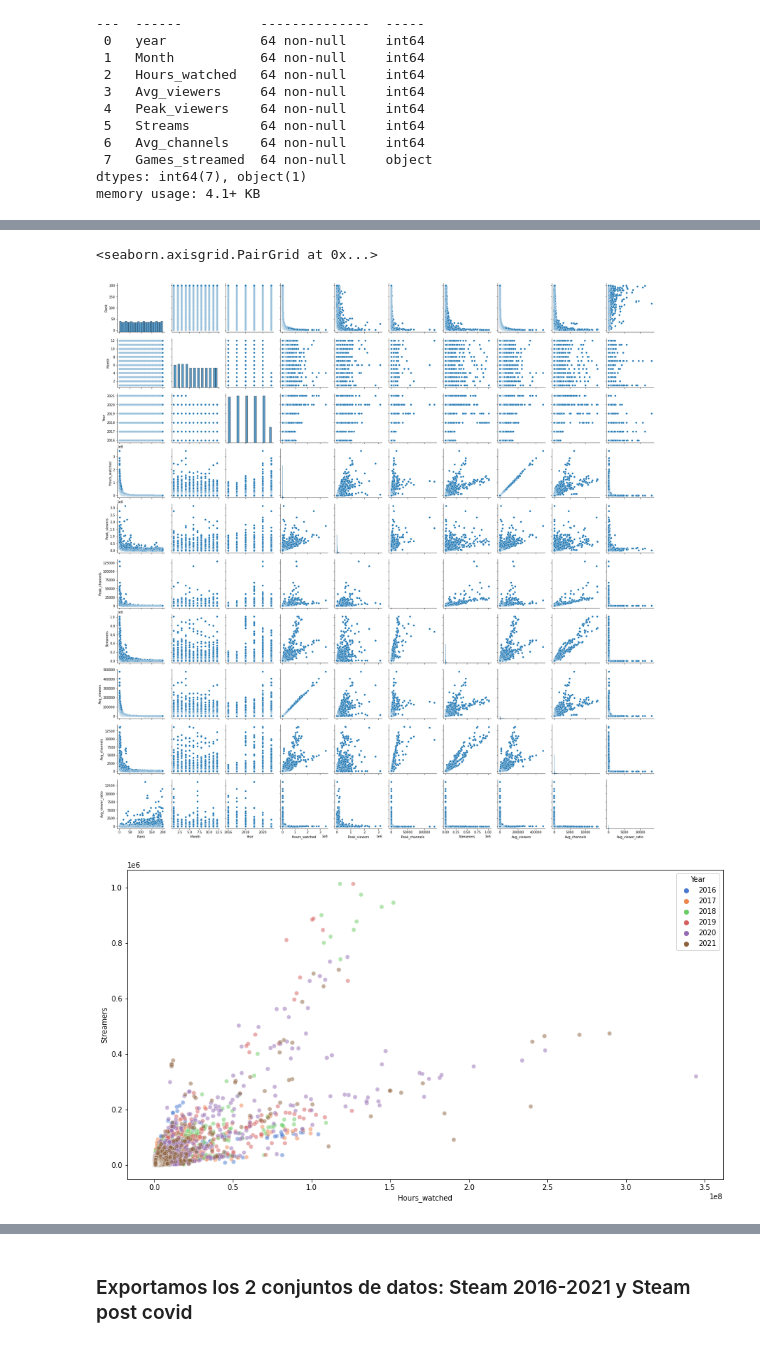
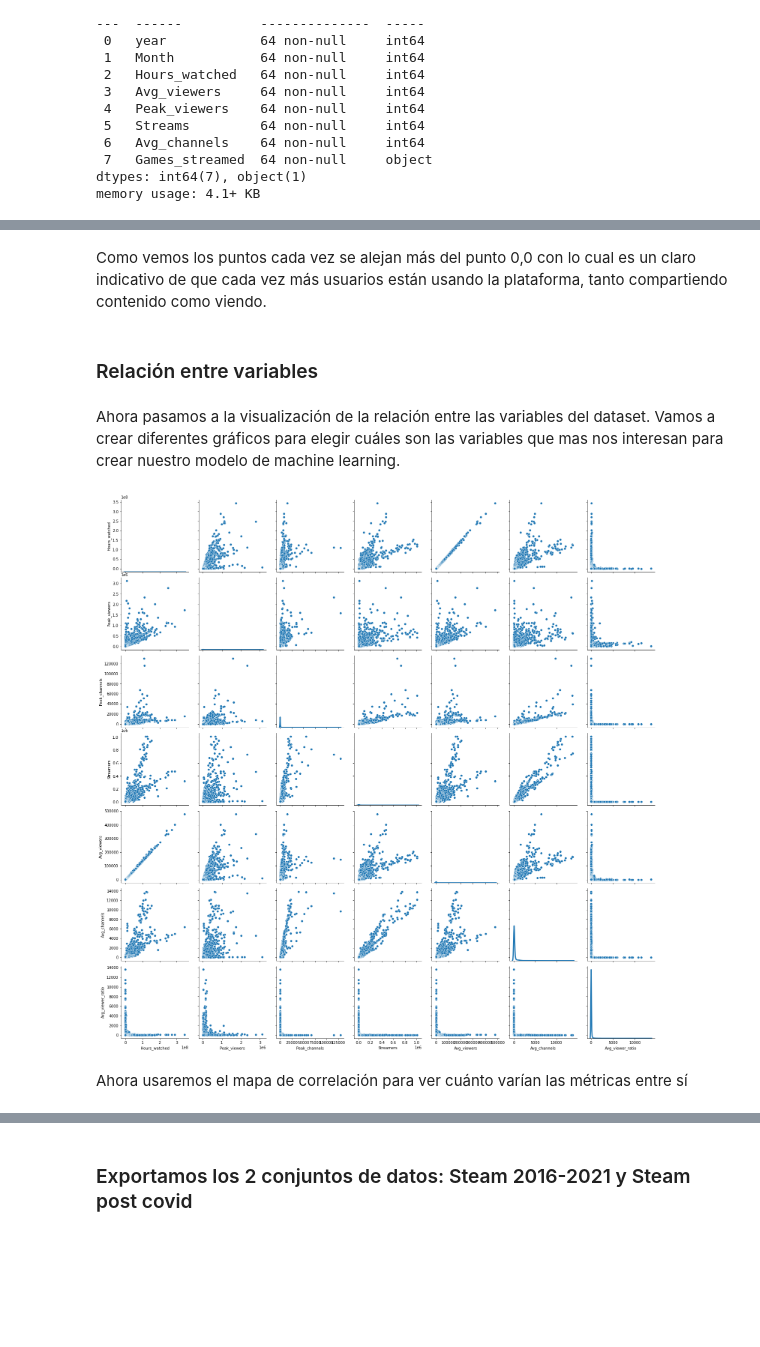
Before and after one commit to JoaquinLou/Streaming_game_influence, a Jupyter notebook: 2-Twtich data cleaning and analysis.ipynb, the cells around one changed output, grey strips where cells are left out. Cells and saved outputs as stored; diff of their text form; code cells hidden in the pictures; blank space fills up the shorter version.

```diff
--- a/2-Twtich data cleaning and analysis.ipynb
+++ b/2-Twtich data cleaning and analysis.ipynb
@@ -176,4 +182,13 @@ df_twitch_games_2020.sort_values(['Hours_watched'], ascending=False).head(10).pl
 # %%
-plt.rcParams["figure.figsize"] = (15,5)
-df_twitch_year = df_twitch.groupby(['date'])['Avg_channels'].sum().plot()
+#Creamos nuestra figura
+fig,ax = plt.subplots(figsize=(15, 6), dpi=80)
+df_twitch_year = df_twitch.groupby(['date'])['Avg_channels'].sum().plot(color="blue", label="Avg channels") #Agrupamos por fecha y canales
+ax.set_ylabel('Avg channels')
+ax.legend(bbox_to_anchor=(0,  0.85, 0.5, 0.8), loc='lower left') #Configuramos la leyenda
+ax2=ax.twinx() #Creamos un doble eje
+df_twitch_year1 = df_twitch.groupby(['date'])['Streamers'].sum().plot(color="red", label="Streamers", ax=ax2) #Agrupamos por fecha y streamers
+ax2.set_ylabel('Streamers')
+ax2.legend(bbox_to_anchor=(0,  0.75, 0.5, 0.8), loc='lower left') #Configuramos la leyenda
+plt.grid(True)
+plt.show();
 # %% [output]
@@ -181,13 +211,19 @@ df_twitch_year = df_twitch.groupby(['date'])['Avg_channels'].sum().plot()
+# %% [markdown]
+Como vemos los puntos cada vez se alejan más del punto 0,0 con lo cual es un claro indicativo de que cada vez más usuarios están usando la plataforma, tanto compartiendo contenido como viendo.
+# %% [markdown]
+### Relación entre variables
+# %% [markdown]
+Ahora pasamos a la visualización de la relación entre las variables del dataset. Vamos a crear diferentes gráficos para elegir cuáles son las variables que mas nos interesan para crear nuestro modelo de machine learning.
 # %%
-sns.pairplot(df_twitch)
+#Creamos un pairgrid que contendrá varios gráficos
+grid = sns.PairGrid(df_twitch,
+             vars = ['Hours_watched', 'Peak_viewers', 'Peak_channels', 'Streamers', 'Avg_viewers', 'Avg_channels', 'Avg_viewer_ratio'],
+             size = 3)
+grid.map_offdiag(sns.scatterplot, edgecolor="w") #Scatter plot en la parte superior
+grid.map_diag(sns.kdeplot, lw=3, legend = False) #kdeplot en la diagonal
+plt.show();
 # %% [output]
-<seaborn.axisgrid.PairGrid at 0x...>
-[figure, old version]
+[figure, new version]
-# %%
-plt.figure(figsize=(15,8))
-sns.scatterplot(x = "Hours_watched", y = "Streamers",
-                hue = "Year", sizes=(40, 400), alpha=.5, palette="muted",
-                data = df_twitch);
-# %% [output]
-[figure, removed]
+# %% [markdown]
+Ahora usaremos el mapa de correlación para ver cuánto varían las métricas entre sí
 # %%
```
Also changed, not shown: parts of 52 cells of this notebook, 4 other files.
